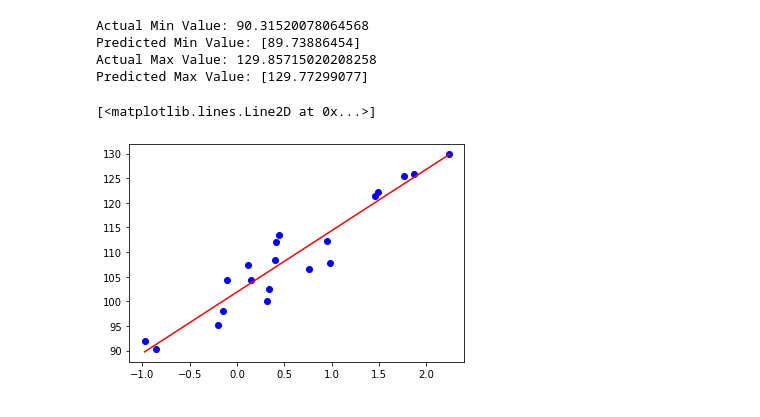
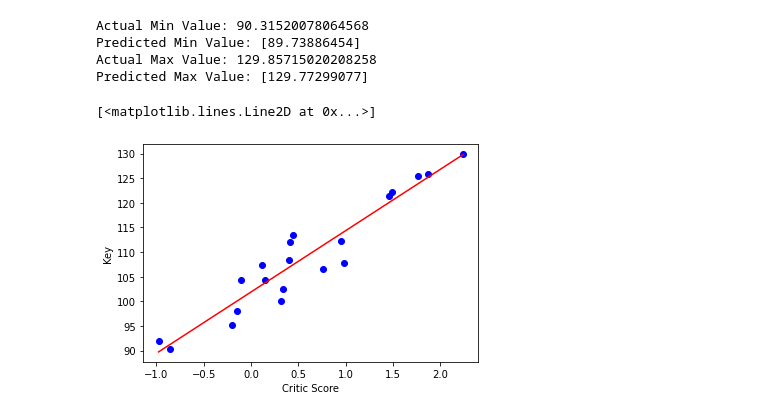
Before and after one commit to Cyber-Wolfe/Netflix_and_Analyze, a Jupyter notebook: Jupyter Notebooks/Machine-Learning/Linear_Regression.ipynb, the cells around one changed output. Saved outputs shown, nothing was run; the diff lists cells and outputs as text; code cells hidden in the pictures.

```diff
--- a/Jupyter Notebooks/Machine-Learning/Linear_Regression.ipynb
+++ b/Jupyter Notebooks/Machine-Learning/Linear_Regression.ipynb
@@ -85,8 +87,10 @@ Predicted Min Value: [89.73886454]
 Actual Max Value: 129.85715020208258
 Predicted Max Value: [129.77299077]
 # %%
+plt.xlabel('Critic Score')
+plt.ylabel('Key')
 plt.scatter(X, y, c='blue')
 plt.plot([x_min, x_max], [y_min, y_max], c='red')
 # %% [output]
 [<matplotlib.lines.Line2D at 0x...>]
-[figure, old version]
+[figure, new version]
```
Also changed, not shown: parts of 1 cell of this notebook, 1 other file.
